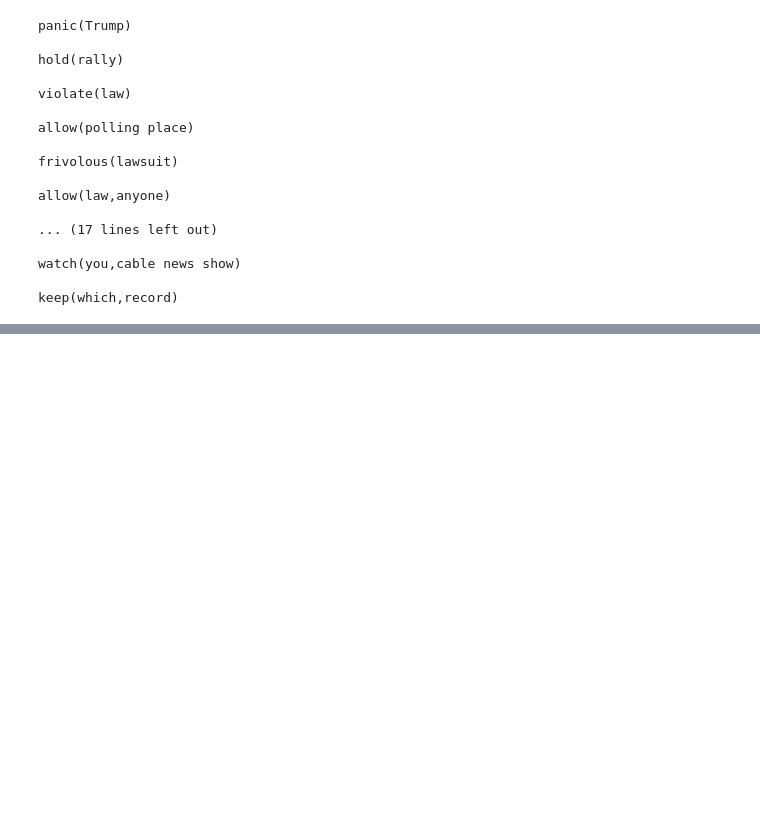
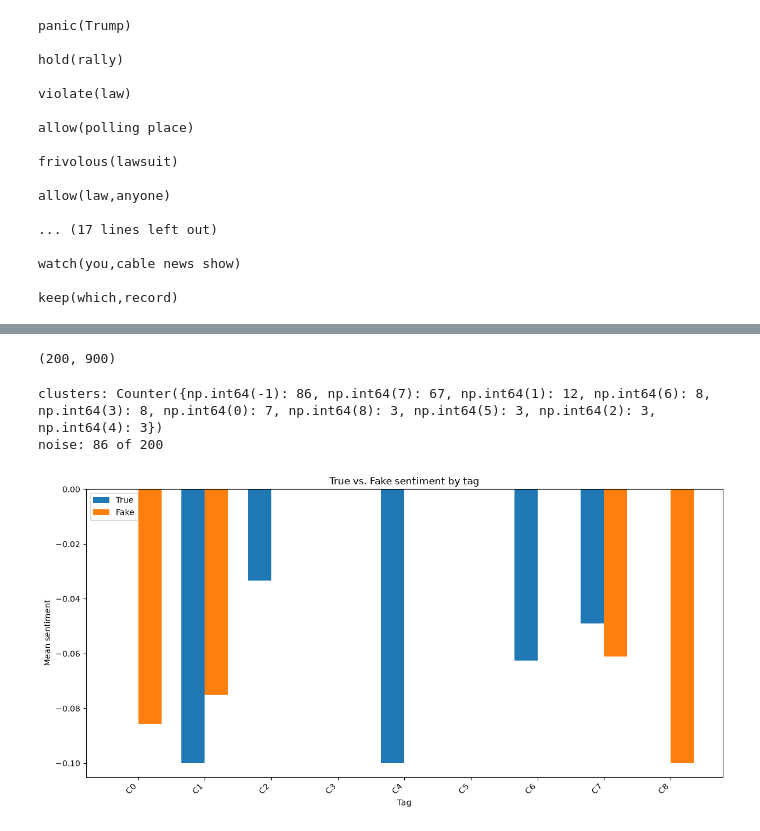
Before and after one commit to bendapkus/GeneeaAPITrial, a Jupyter notebook: NLPFun.ipynb, the cells around one changed output, grey strips where cells are left out. Saved outputs shown, nothing was run; the diff lists cells and outputs as text; code cells hidden in the pictures; blank space fills up the shorter version.

```diff
--- a/NLPFun.ipynb
+++ b/NLPFun.ipynb
@@ -300,0 +374,63 @@ keep(which,record)
+# %%
+items = []
+
+for article, isTrue in [(compareTrue, True), (compareFake, False)]:
+        for title, r in article.items():
+            tags = {t["stdForm"] for t in r.get("tags", [])
+                        if t.get("type") == "base"}
+            if tags:
+                    items.append((title, tags, isTrue))
+
+vocab = sorted({tag for _, tags, _ in items for tag in tags})
+
+vocab_idx = {tag: i for i, tag in enumerate(vocab)}
+
+X = np.zeros((len(items), len(vocab)))
+
+for row, (_, tags, _) in enumerate(items):
+    for tag in tags:
+        X[row, vocab_idx[tag]] = 1
+print(X.shape)
+# %% [output]
+(200, 900)
+# %%
+XNorm = normalize(X)
+labels = hdbscan.HDBSCAN(min_cluster_size=3, min_samples=1).fit_predict(XNorm)
+
+print("clusters:", Counter(labels))
+print("noise:", sum(labels == -1), "of", len(labels))
+# %% [output]
+clusters: Counter({np.int64(-1): 86, np.int64(7): 67, np.int64(1): 12, np.int64(6): 8, np.int64(3): 8, np.int64(0): 7, np.int64(8): 3, np.int64(5): 3, np.int64(2): 3, np.int64(4): 3})
+noise: 86 of 200
+# %%
+trueByCluster = defaultdict(list)
+fakeByCluster = defaultdict(list)
+
+for i in range(len(items)):
+    if labels[i] != -1:
+        (trueByCluster if items[i][2] else fakeByCluster)[labels[i]].append((compareTrue[items[i][0]] if items[i][2] else compareFake[items[i][0]]).get("docSentiment").get("mean"))
+
+
+
+x = np.arange(len(set(trueByCluster.keys()) | set(fakeByCluster.keys())))
+width = 0.35
+
+clusters = sorted(set(trueByCluster) | set(fakeByCluster))
+trueMeans = [statistics.mean(trueByCluster[c]) if trueByCluster.get(c) else 0 for c in clusters]
+fakeMeans = [statistics.mean(fakeByCluster[c]) if fakeByCluster.get(c) else 0 for c in clusters]
+
+fig, ax = plt.subplots(figsize=(12, 6))
+ax.bar(x - width/2, trueMeans, width, label="True")
+ax.bar(x + width/2, fakeMeans, width, label="Fake")
+
+ax.set_xlabel("Tag")
+ax.set_ylabel("Mean sentiment")
+ax.set_title("True vs. Fake sentiment by tag")
+ax.set_xticks(x)
+ax.set_xticklabels([f"C{c}" for c in clusters], rotation=45, ha="right")
+ax.axhline(0, color="gray", linewidth=0.8)
+ax.legend()
+plt.tight_layout()
+plt.show()
+# %% [output]
+[figure, added]
```
Also changed, not shown: parts of 7 cells of this notebook, 2 other files.
